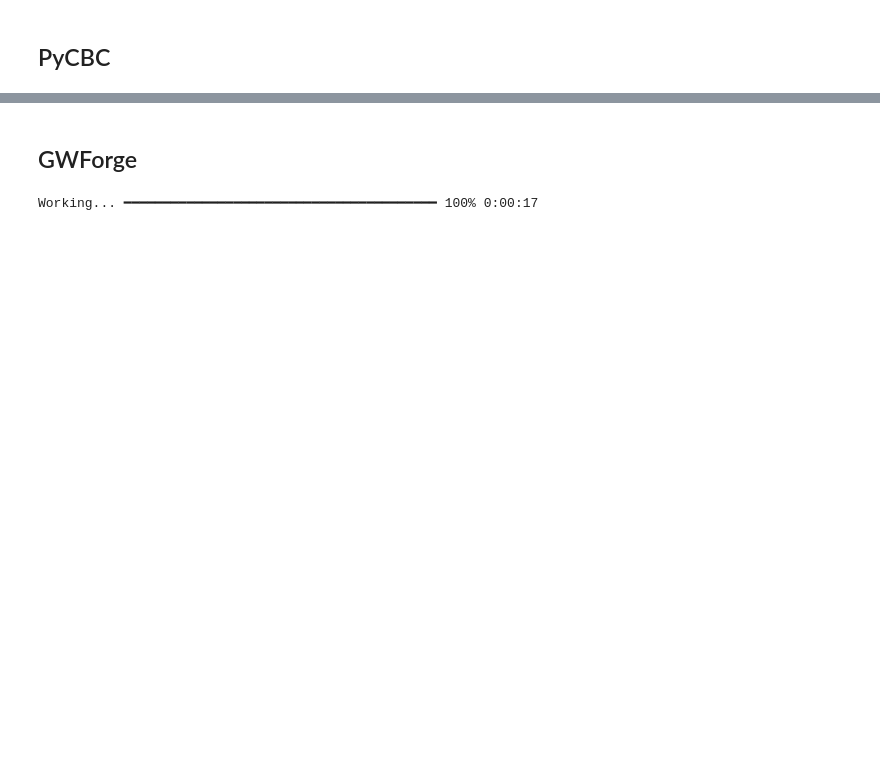
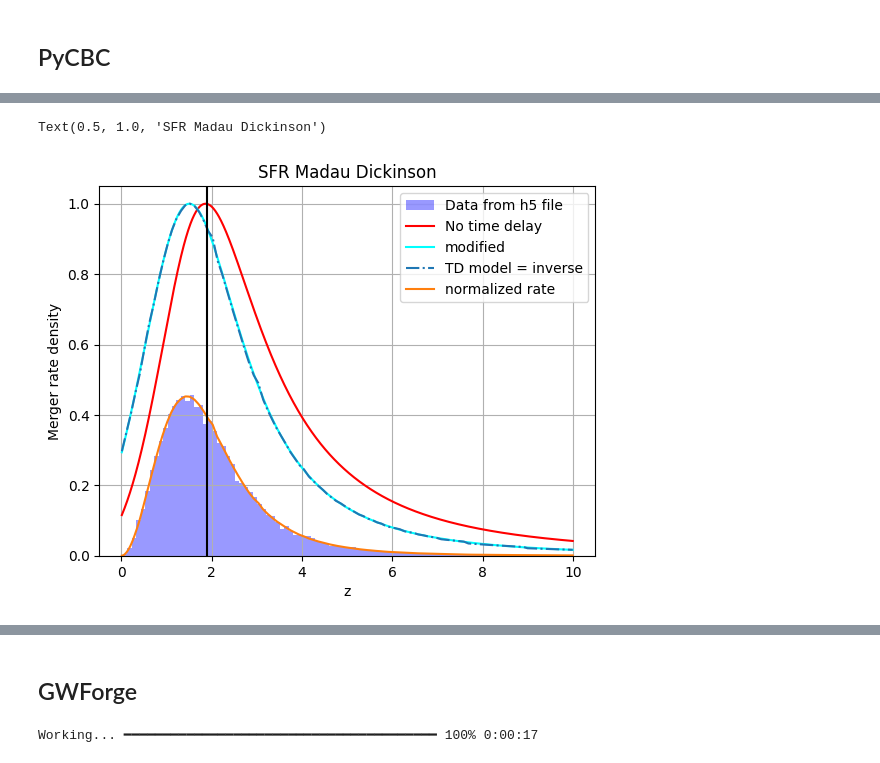
Before and after one commit to divyajyoti09/next_gen_detect, a Jupyter notebook: call_redshift_models_various_packages.ipynb, the cells around one changed output, grey strips where cells are left out. Drawn from its saved outputs; the diff is of its cells as text; code cells hidden in the pictures; blank space fills up the shorter version.

Commit message:
scripts modified

```diff
--- a/call_redshift_models_various_packages.ipynb
+++ b/call_redshift_models_various_packages.ipynb
@@ -30,0 +30,31 @@ Text(0.5, 1.0, 'SFR Madau Dickinson')
+# %%
+import warnings
+warnings.filterwarnings("ignore", "Wswiglal-redir-stdio")
+from pycbc.population.population_models import merger_rate_density, sfr_madau_dickinson_2014, coalescence_rate, norm_redshift_distribution
+import numpy as np
+import pylab as plt
+import h5py
+
+with h5py.File('/home/divyajyoti/ACADEMIC/Projects/Cardiff_University/Next_gen_detectability/A-sharp-study/input_population/BBH/2_pop_PLP_spin_prec_fref_10_z_MD_zmax_10_lmrd_22_365_days_corrected_td.h5', 'r') as f:
+    z_data = f['redshift'][:]
+plt.hist(z_data, bins=100, density=True, color='b', alpha=0.4, label='Data from h5 file');
+z_arr = np.arange(0.01, 10, 0.01)
+md_arr = sfr_madau_dickinson_2014(z_arr)
+md_arr1 = sfr_madau_dickinson_2014(z_arr, gamma=1.8, kappa=5.3, z_peak=1.84)
+plt.plot(z_arr, md_arr/md_arr.max(), 'r', label='No time delay')
+plt.plot(z_arr, md_arr1/md_arr1.max(), 'cyan', label='modified')
+mrd_pycbc = merger_rate_density(sfr_func=sfr_madau_dickinson_2014, td_model='inverse', rho_local=22, npoints=100)
+mrd_pycbc_arr = mrd_pycbc(z_arr)
+mr_pycbc = coalescence_rate(mrd_pycbc)
+nrd_pycbc = norm_redshift_distribution(z_arr, mr_pycbc)
+plt.plot(z_arr, mrd_pycbc_arr/mrd_pycbc_arr.max(), '-.', label='TD model = inverse')
+plt.plot(z_arr, nrd_pycbc, label='normalized rate')
+plt.xlabel('z')
+plt.ylabel('Merger rate density')
+plt.grid()
+plt.legend()
+plt.axvline(1.9, c='k')
+plt.title('SFR Madau Dickinson')
+# %% [output]
+Text(0.5, 1.0, 'SFR Madau Dickinson')
+[figure, added]
```
Also changed, not shown: parts of 3 cells of this notebook, 9 other files.
